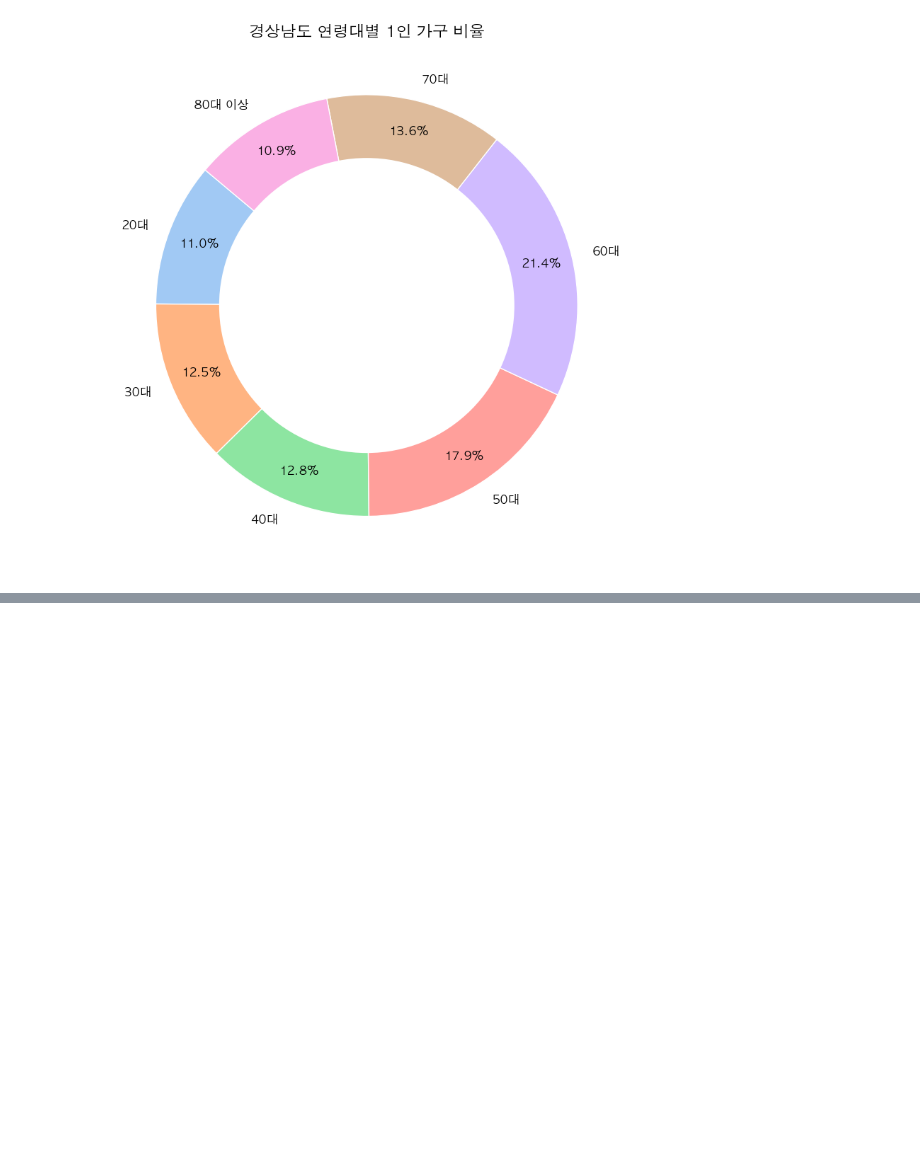
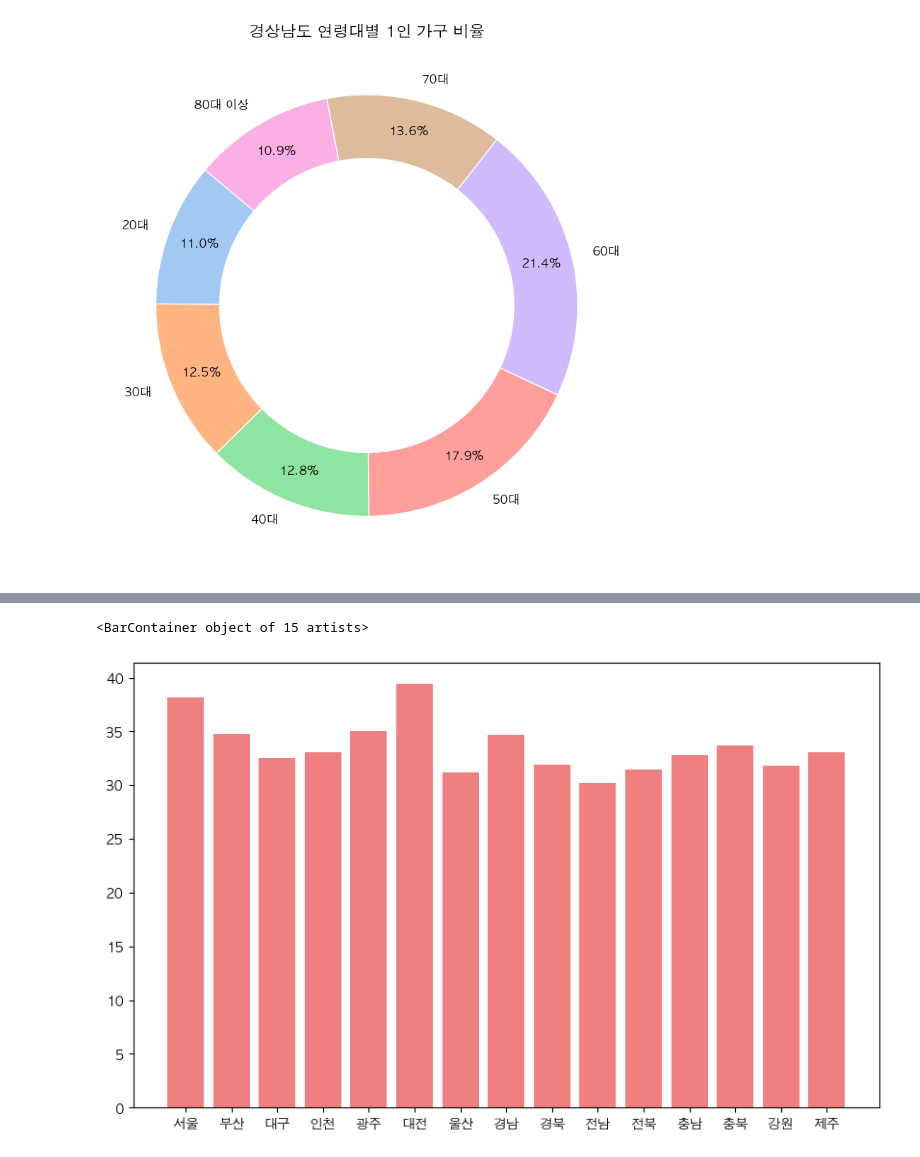
Before and after one commit to InsightCWNU/data_analysis, a Jupyter notebook: gyeongnam_analysis/analysis/gyeongnam_analysis01.ipynb, the cells around one changed output, grey strips where cells are left out. Cells and saved outputs as stored; diff of their text form; code cells hidden in the pictures; blank space fills up the shorter version.

```diff
--- a/gyeongnam_analysis/analysis/gyeongnam_analysis01.ipynb
+++ b/gyeongnam_analysis/analysis/gyeongnam_analysis01.ipynb
@@ -376,0 +483,3 @@ plt.show()
+# %%
+local_df = pd.read_csv("../data/고독사_1인가구_고령화.csv", encoding='utf-8')
+local_df
@@ -376,0 +503,11 @@ plt.show()
+# %%
+plt.figure(figsize=(10, 6))
+plt.bar(local_df['지역'], local_df['고독사율 (%)'], color='lightcoral', label='고독사 수')
+plt.bar(local_df['지역'], local_df['1인 가구율 (%)'], color='lightcoral', label='1인 가구 수')
+plt.bar(local_df['지역'], local_df['고령화율 (%)'], color='lightcoral', label='고령화 수')
+plt.xlabel('지역')
+plt.tight_layout()
+plt.show()
+# %% [output]
+<BarContainer object of 15 artists>
+[figure, added]
```
Also changed, not shown: parts of 6 cells of this notebook, 4 other files.
